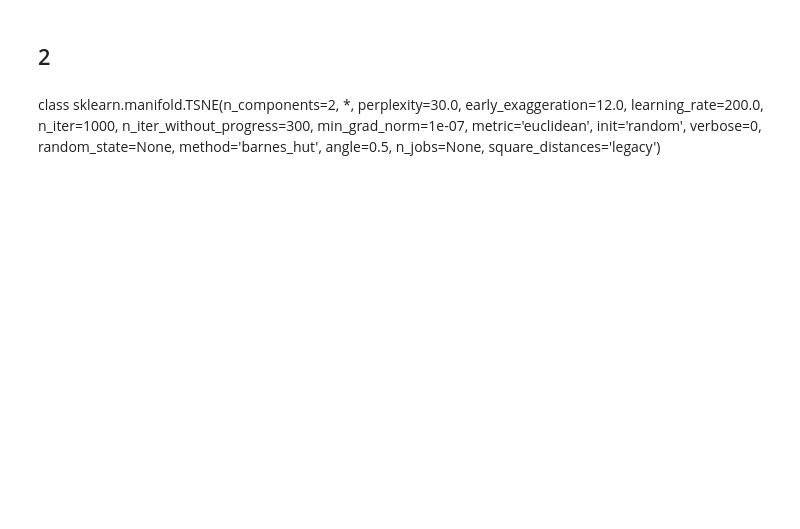
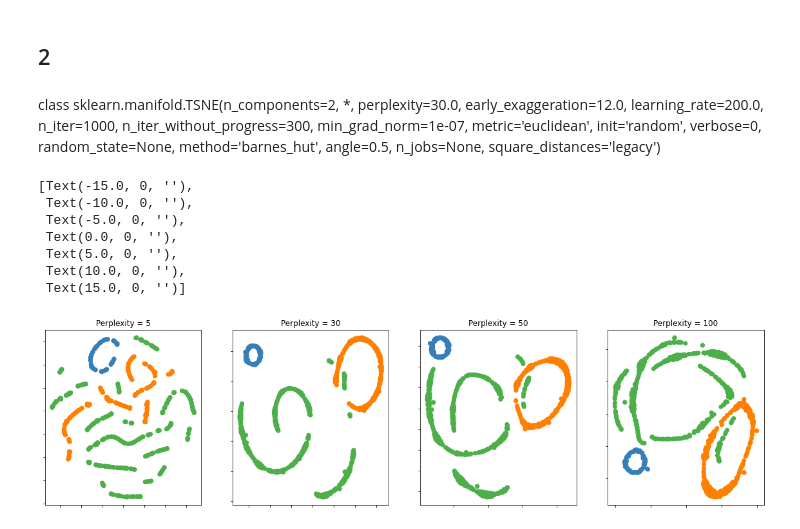
Before and after one commit to drckf/mlreview_notebooks, a Jupyter notebook: jupyter_notebooks/exercises/GitPush_exercise4.ipynb, the cells around one changed output. Cells and saved outputs as stored; diff of their text form; code cells hidden in the pictures; blank space fills up the shorter version.

Commit message:
plot for pca initialization

```diff
--- a/jupyter_notebooks/exercises/GitPush_exercise4.ipynb
+++ b/jupyter_notebooks/exercises/GitPush_exercise4.ipynb
@@ -77,30 +80,52 @@ cl_scatter3d(data,y,title='ex1')
 # %% [markdown]
 class sklearn.manifold.TSNE(n_components=2, *, perplexity=30.0, early_exaggeration=12.0, learning_rate=200.0, n_iter=1000, n_iter_without_progress=300, min_grad_norm=1e-07, metric='euclidean', init='random', verbose=0, random_state=None, method='barnes_hut', angle=0.5, n_jobs=None, square_distances='legacy')
 # %%
-def tsne_2(x,perplexity):
-    X = TSNE(n_components=2,perplexity=perplexity).fit_transform(x)
+def tsne_2(x,perplexity,learning_rate=200.0,metric='euclidean',init='random',random_state=False):
+    X = TSNE(n_components=2,
+             perplexity=perplexity,
+             learning_rate=learning_rate,
+             metric=metric,
+             init=init,
+             random_state=random_state).fit_transform(x)
     X.shape
     return X
 # %%
 colors = np.array(list(islice(cycle(['#377eb8', '#ff7f00', '#4daf4a',
                                      '#f781bf', '#a65628', '#984ea3',
                                      '#999999', '#e41a1c', '#dede00']),
                                     int(max(y) + 1))))
 
 fig, (ax1,ax2,ax3,ax4) = plt.subplots(nrows=1, ncols=4, figsize=(20, 5))
 
 x = tsne_2(data,5)
 ax1.scatter(x[:,[0]],x[:,[1]],color=colors[y])
 ax1.set_title('Perplexity = 5')
+ax1.set_yticklabels([])
+ax1.set_xticklabels([])
 
 x = tsne_2(data,30)
 ax2.scatter(x[:,[0]],x[:,[1]],color=colors[y])
 ax2.set_title('Perplexity = 30')
+ax2.set_yticklabels([])
+ax2.set_xticklabels([])
 
 x = tsne_2(data,50)
 ax3.scatter(x[:,[0]],x[:,[1]],color=colors[y])
 ax3.set_title('Perplexity = 50')
+ax3.set_yticklabels([])
+ax3.set_xticklabels([])
 
 x = tsne_2(data,100)
 ax4.scatter(x[:,[0]],x[:,[1]],color=colors[y])
 ax4.set_title('Perplexity = 100')
+ax4.set_yticklabels([])
+ax4.set_xticklabels([])
+# %% [output]
+[Text(-15.0, 0, ''),
+ Text(-10.0, 0, ''),
+ Text(-5.0, 0, ''),
+ Text(0.0, 0, ''),
+ Text(5.0, 0, ''),
+ Text(10.0, 0, ''),
+ Text(15.0, 0, '')]
+[figure, added]
```
Also changed, not shown: parts of 3 cells of this notebook.
